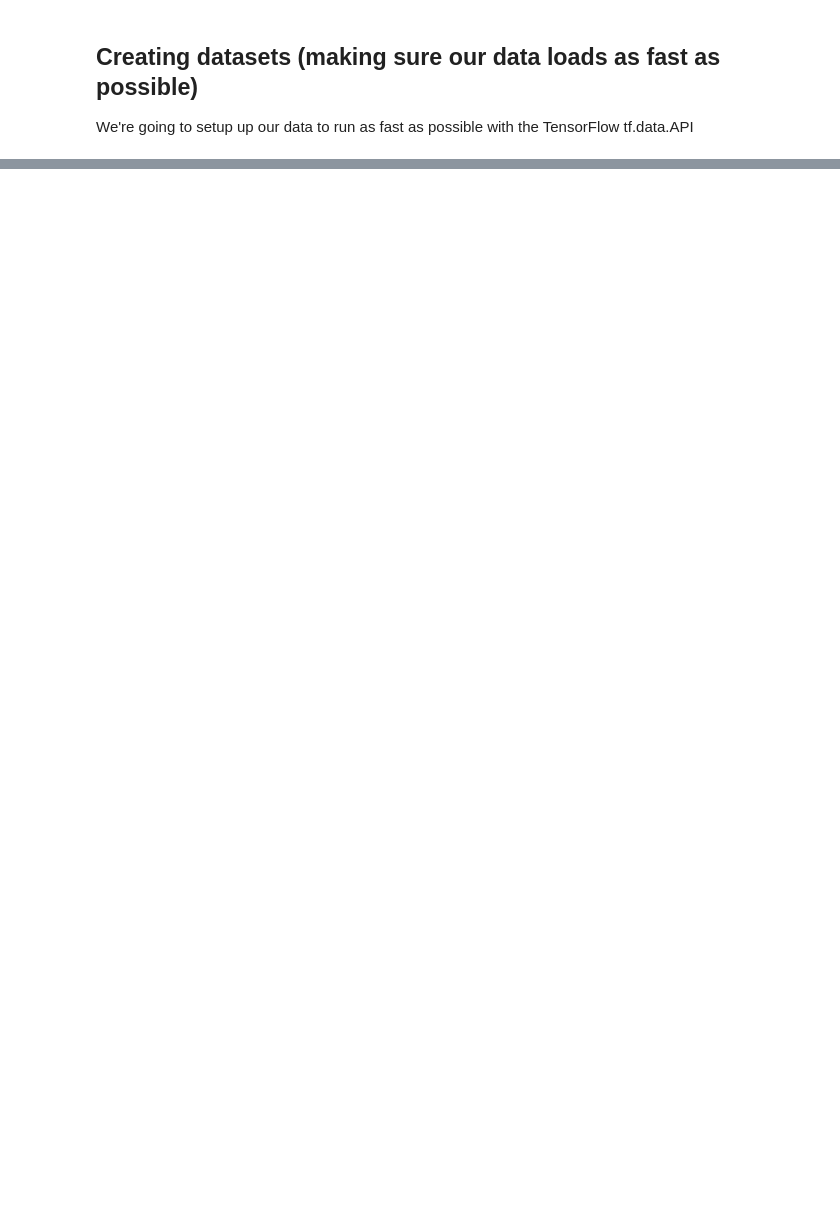
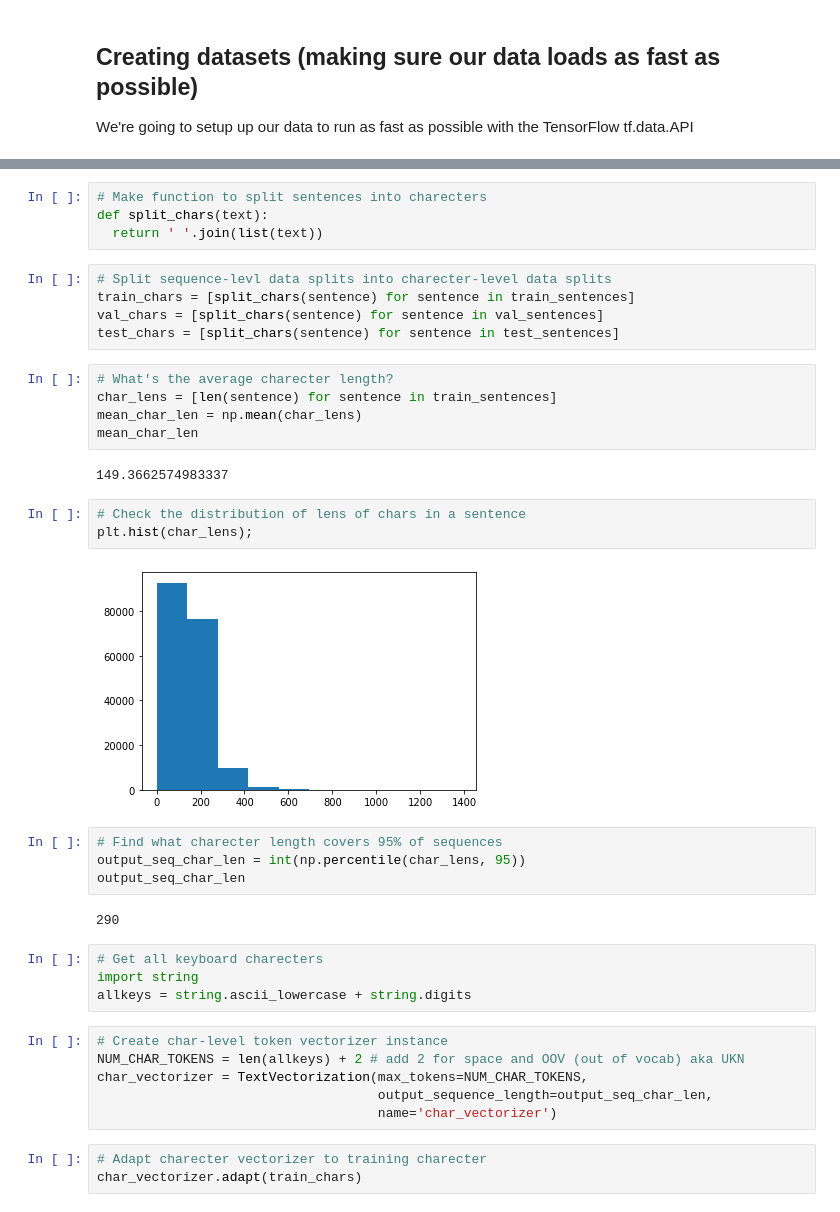
Before and after one commit to ThejasNU/EasySkim, a Jupyter notebook: EasySkim.ipynb, the cells around one changed output, grey strips where cells are left out. Cells and saved outputs as stored; diff of their text form; blank space fills up the shorter version.

```diff
--- a/EasySkim.ipynb
+++ b/EasySkim.ipynb
@@ -415,0 +627,40 @@ We're going to setup up our data to run as fast as possible with the TensorFlow
+# %%
+# Make function to split sentences into charecters
+def split_chars(text):
+  return ' '.join(list(text))
+# %%
+# Split sequence-levl data splits into charecter-level data splits
+train_chars = [split_chars(sentence) for sentence in train_sentences]
+val_chars = [split_chars(sentence) for sentence in val_sentences]
+test_chars = [split_chars(sentence) for sentence in test_sentences]
+# %%
+# What's the average charecter length?
+char_lens = [len(sentence) for sentence in train_sentences]
+mean_char_len = np.mean(char_lens)
+mean_char_len
+# %% [output]
+149.3662574983337
+# %%
+# Check the distribution of lens of chars in a sentence
+plt.hist(char_lens);
+# %% [output]
+[figure, added]
+# %%
+# Find what charecter length covers 95% of sequences
+output_seq_char_len = int(np.percentile(char_lens, 95))
+output_seq_char_len
+# %% [output]
+290
+# %%
+# Get all keyboard charecters
+import string
+allkeys = string.ascii_lowercase + string.digits
+# %%
+# Create char-level token vectorizer instance
+NUM_CHAR_TOKENS = len(allkeys) + 2 # add 2 for space and OOV (out of vocab) aka UKN
+char_vectorizer = TextVectorization(max_tokens=NUM_CHAR_TOKENS,
+                                    output_sequence_length=output_seq_char_len,
+                                    name='char_vectorizer')
+# %%
+# Adapt charecter vectorizer to training charecter
+char_vectorizer.adapt(train_chars)
```
Also changed, not shown: parts of 80 cells of this notebook, 2 other files.
